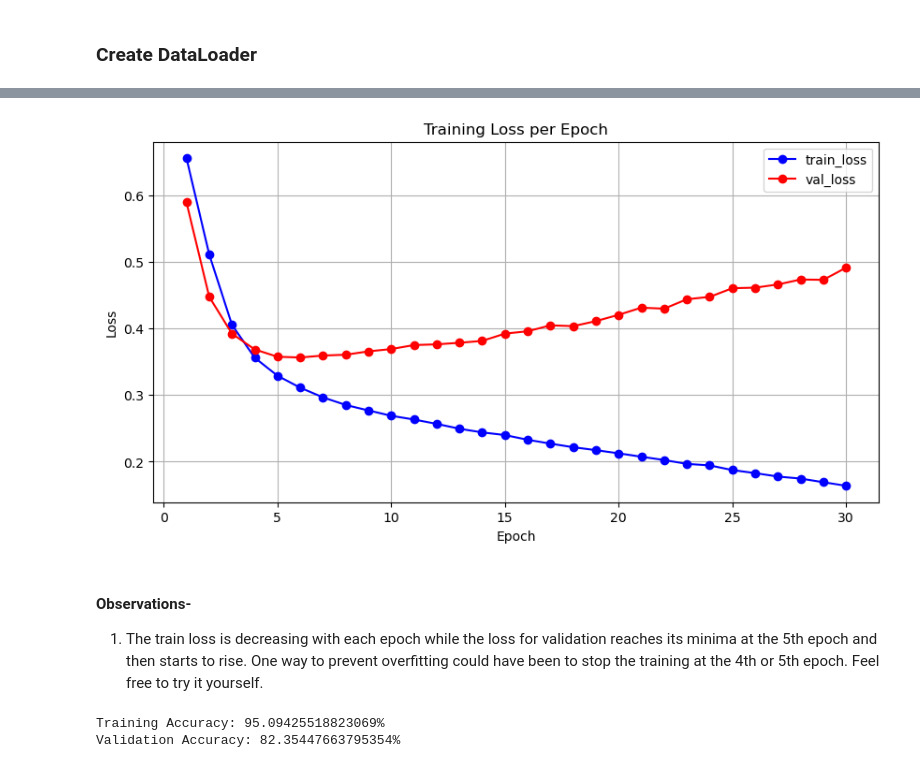
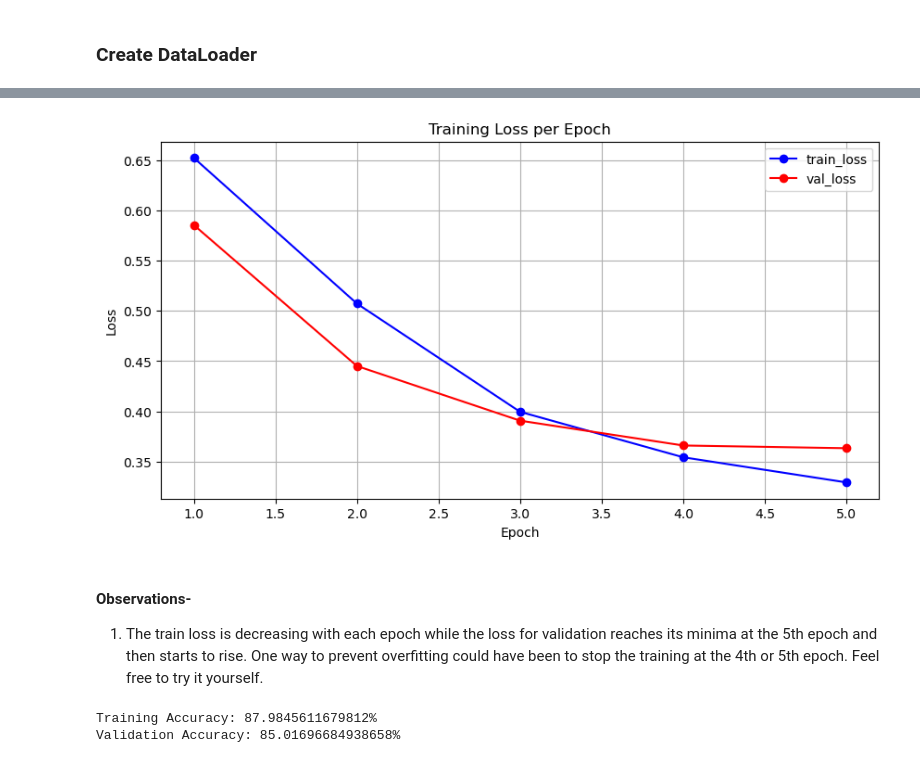
Before and after one commit to enlighter/learn-gen-ai, a Jupyter notebook: analyticsVidhya genAI/NLP using PyTorch/NLP Notebooks/Module 2/Module 2 - Game_Reviews_Classification (For Recording).ipynb, the cells around one changed output, grey strips where cells are left out. Drawn from its saved outputs; the diff is of its cells as text; code cells hidden in the pictures.

```diff
--- a/analyticsVidhya genAI/NLP using PyTorch/NLP Notebooks/Module 2/Module 2 - Game_Reviews_Classification (For Recording).ipynb
+++ b/analyticsVidhya genAI/NLP using PyTorch/NLP Notebooks/Module 2/Module 2 - Game_Reviews_Classification (For Recording).ipynb
@@ -448,7 +448,7 @@ optimizer = optim.Adam(model.parameters())
 # %%
 import matplotlib.pyplot as plt
 
-num_epochs = 30  # Number of epochs
+num_epochs = 5  # Number of epochs
 losses = []  # List to store the average loss per epoch
 val_losses = []
 
@@ -511,4 +499,4 @@ Epoch 30/30, Loss: 0.1638, Val Loss: 0.4914
-[figure, old version]
+[figure, new version]
 # %% [markdown]
 #### Observations-
 1. The train loss is decreasing with each epoch while the loss for validation reaches its minima at the 5th epoch and then starts to rise. One way  to prevent overfitting could have been to stop the training at the 4th or 5th epoch. Feel free to try it yourself.
@@ -530,5 +518,5 @@ val_accuracy = calculate_accuracy(val_loader)
 print(f'Training Accuracy: {train_accuracy}%')
 print(f'Validation Accuracy: {val_accuracy}%')
 # %% [output]
-Training Accuracy: 95.09425518823069%
-Validation Accuracy: 82.35447663795354%
+Training Accuracy: 87.9845611679812%
+Validation Accuracy: 85.01696684938658%
```
Also changed, not shown: parts of 11 cells of this notebook.
